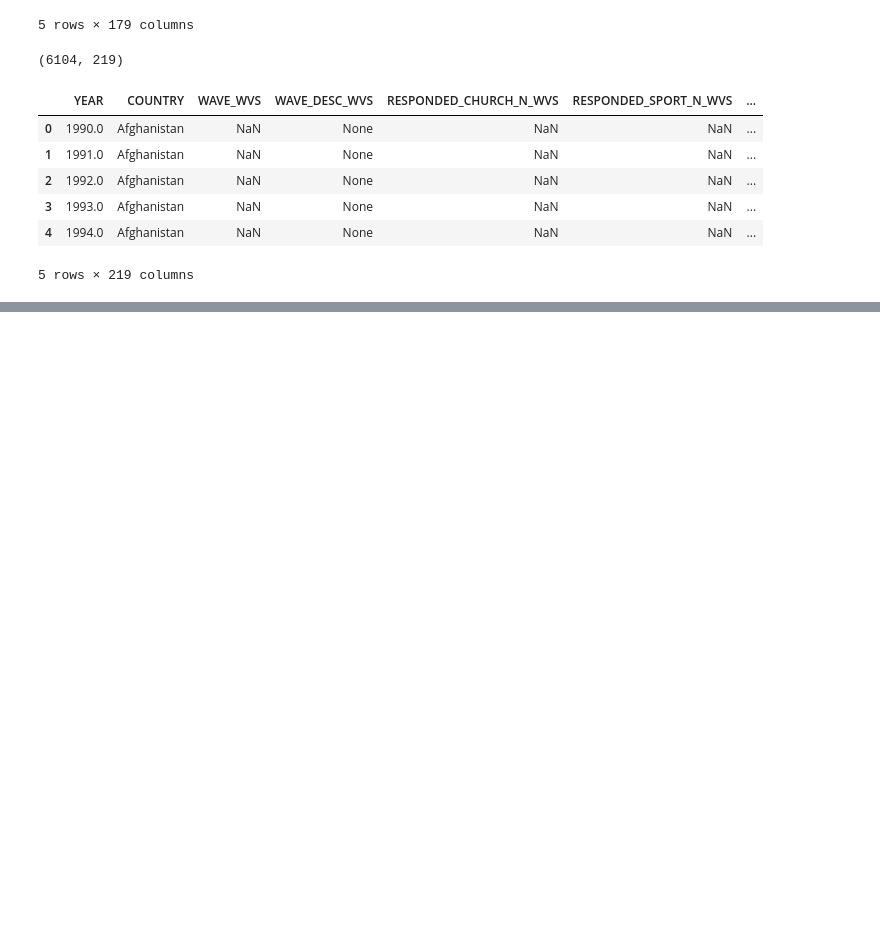
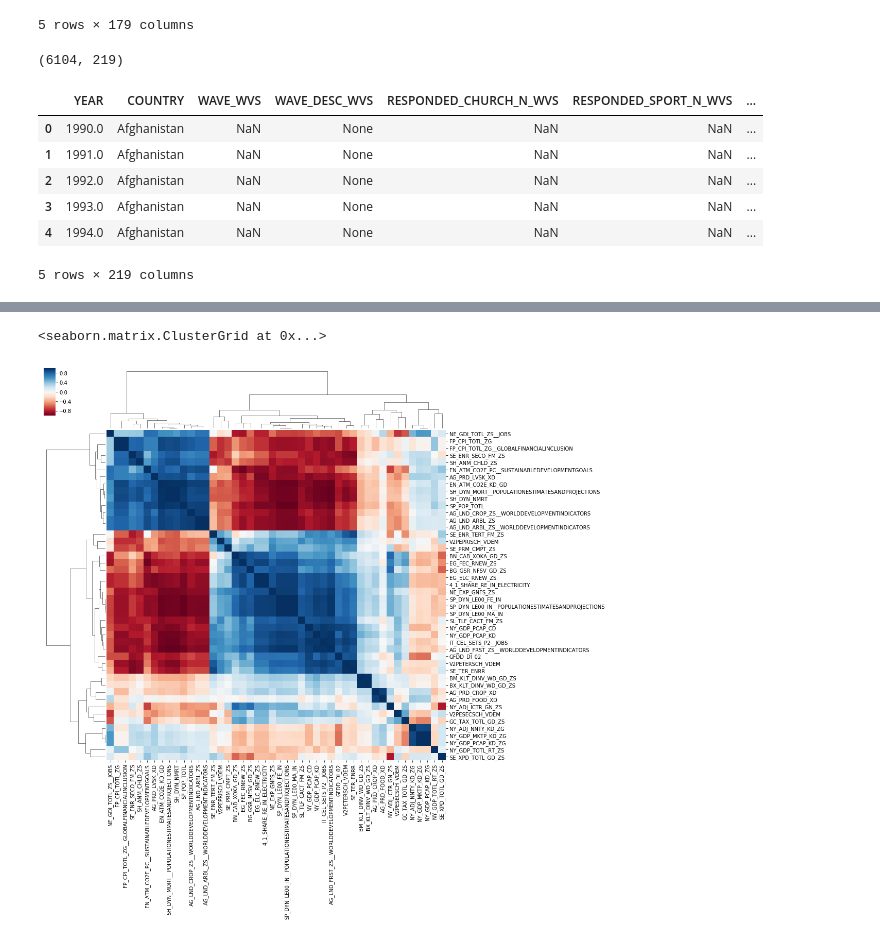
Before and after one commit to MichalMilkowski1989/Datathon-Vienna-2018, a Jupyter notebook: OpenGovData/Teams/PyTeam/hungary.ipynb, the cells around one changed output, grey strips where cells are left out. Cells and saved outputs as stored; diff of their text form; code cells hidden in the pictures; blank space fills up the shorter version.

```diff
--- a/OpenGovData/Teams/PyTeam/hungary.ipynb
+++ b/OpenGovData/Teams/PyTeam/hungary.ipynb
@@ -116,0 +247,5 @@ NameError: name 'plot' is not defined
+# %%
+sns.clustermap(corr_matrix, cmap='RdBu', figsize=(14,14))
+# %% [output]
+<seaborn.matrix.ClusterGrid at 0x...>
+[figure, added]
```
Also changed, not shown: parts of 24 cells of this notebook.
